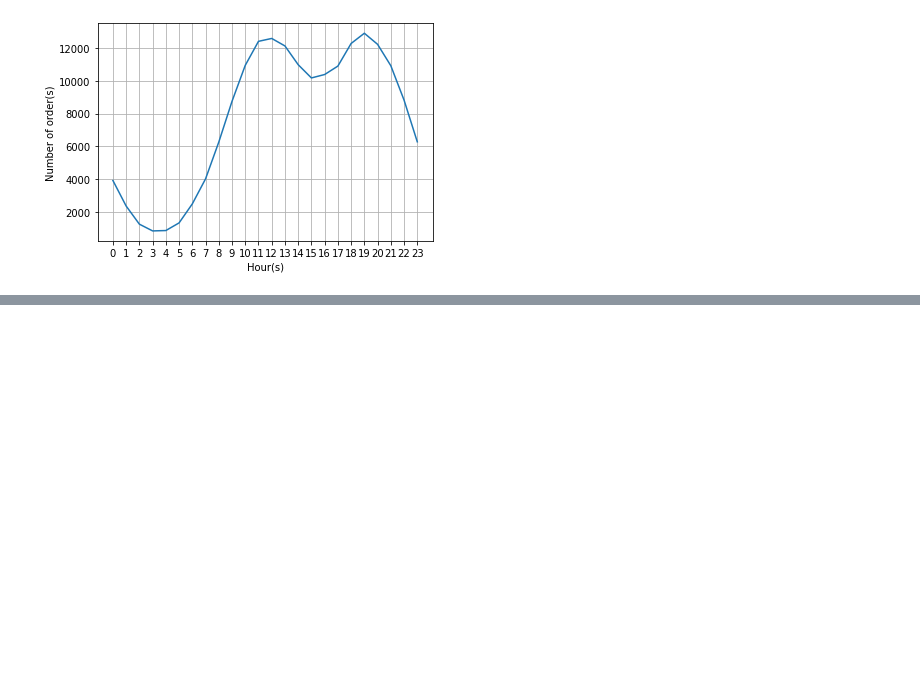
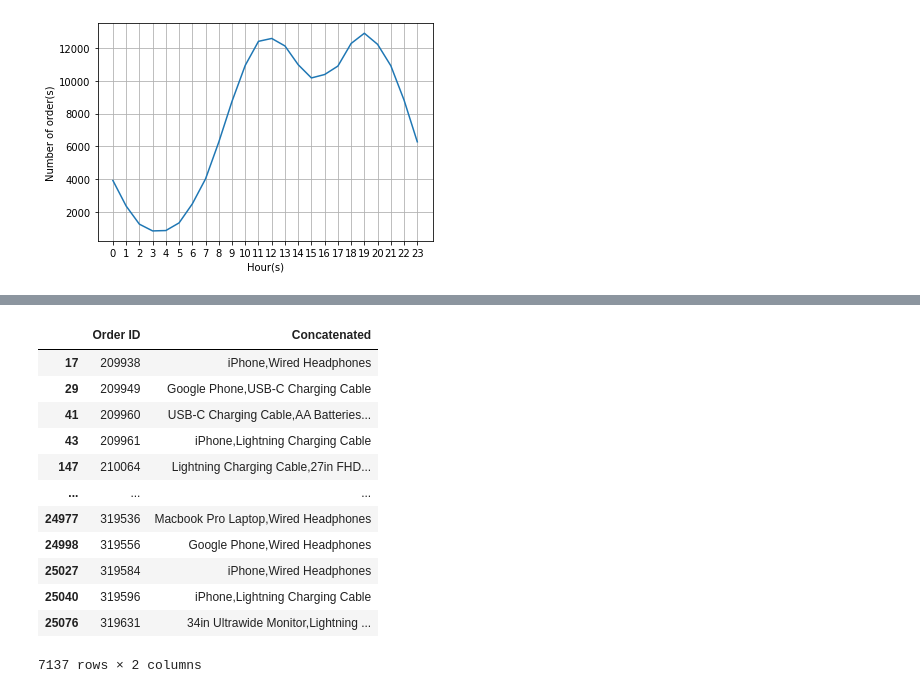
Before and after one commit to ChristinaManara/Sales-Analysis, a Jupyter notebook: Sales Analysis.ipynb, the cells around one changed output, grey strips where cells are left out. Saved outputs shown, nothing was run; the diff lists cells and outputs as text; code cells hidden in the pictures; blank space fills up the shorter version.

```diff
--- a/Sales Analysis.ipynb
+++ b/Sales Analysis.ipynb
@@ -335,0 +356,19 @@ plt.show()
+# %%
+df['Concatenated'] = df.groupby('Order ID')['Product'].transform(lambda x: ','.join(x))
+df = df[['Order ID', 'Concatenated']].drop_duplicates()
+# %%
+df
+# %% [output]
+|  | Order ID | Concatenated |
+| 17 | 209938 | iPhone,Wired Headphones |
+| 29 | 209949 | Google Phone,USB-C Charging Cable |
+| 41 | 209960 | USB-C Charging Cable,AA Batteries... |
+| 43 | 209961 | iPhone,Lightning Charging Cable |
+| 147 | 210064 | Lightning Charging Cable,27in FHD... |
+| ... | ... | ... |
+| 24977 | 319536 | Macbook Pro Laptop,Wired Headphones |
+| 24998 | 319556 | Google Phone,Wired Headphones |
+| 25027 | 319584 | iPhone,Wired Headphones |
+| 25040 | 319596 | iPhone,Lightning Charging Cable |
+| 25076 | 319631 | 34in Ultrawide Monitor,Lightning ... |
+7137 rows × 2 columns
```
Also changed, not shown: parts of 5 cells of this notebook.
